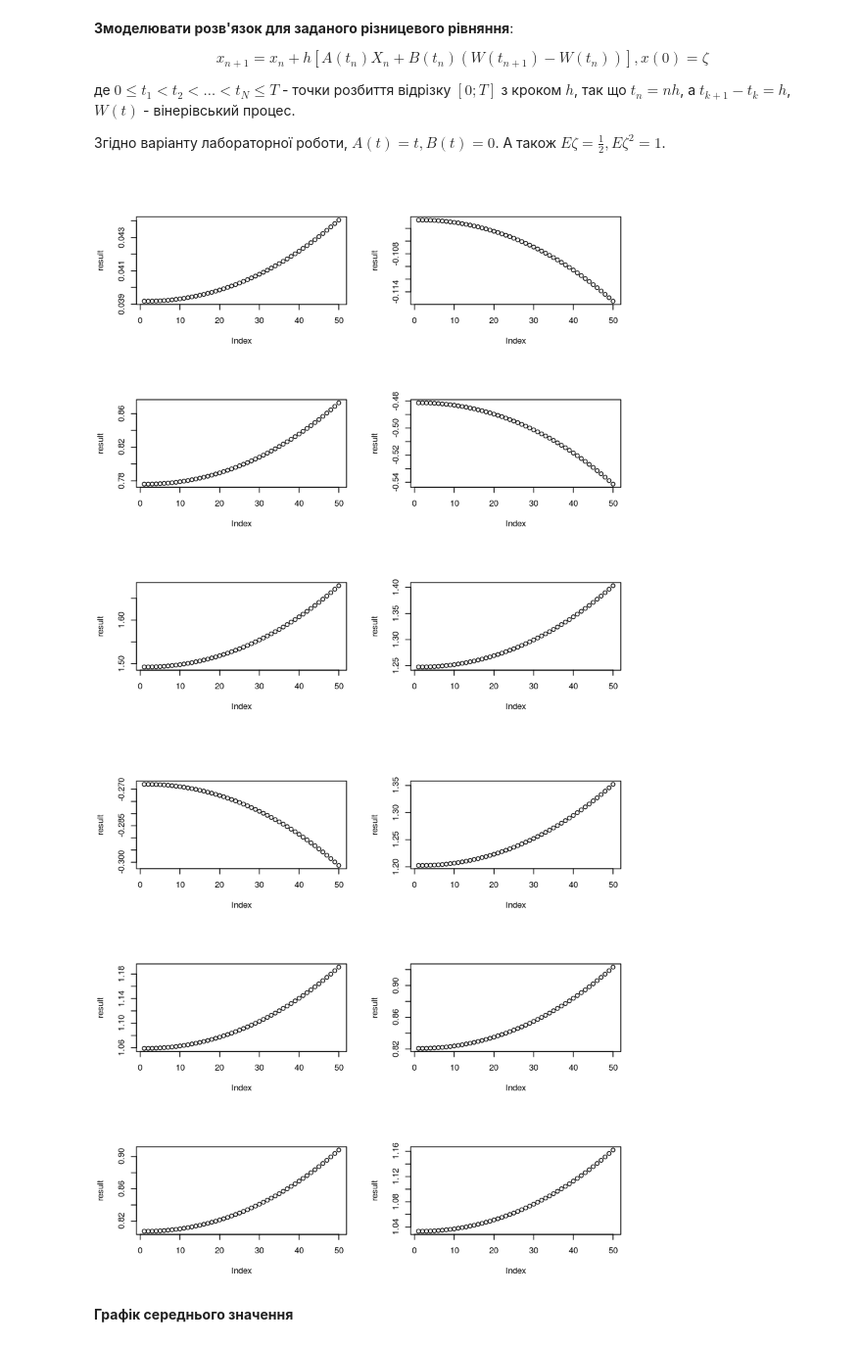
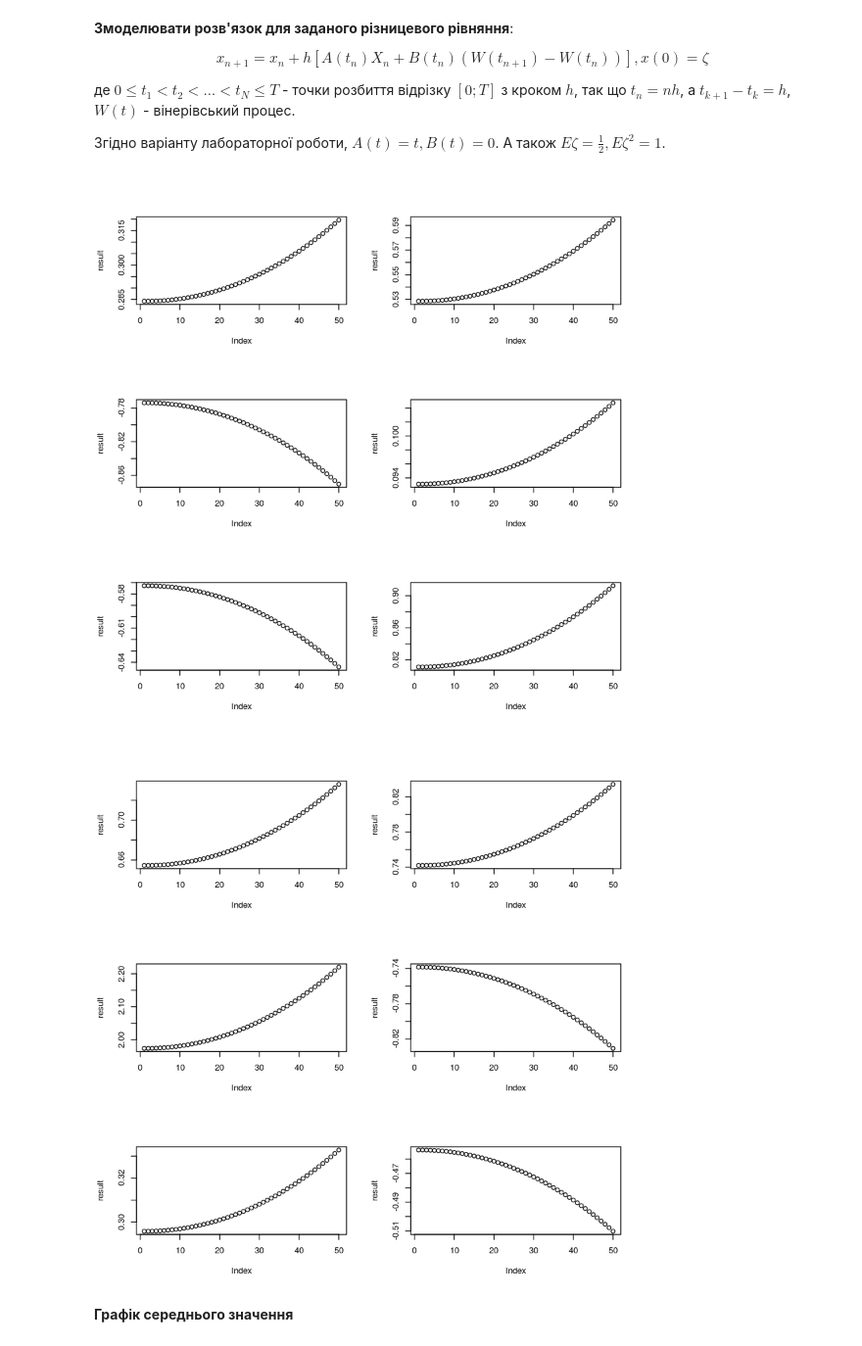
Before and after one commit to vashanin/RandomProcesses, a Jupyter notebook: lab5/RP_Lab5.ipynb, the cells around one changed output. Shown: that part at 98% size. Cells and saved outputs as stored; diff of their text form; code cells hidden in the pictures.

```diff
--- a/lab5/RP_Lab5.ipynb
+++ b/lab5/RP_Lab5.ipynb
@@ -12,7 +12,7 @@ $$ x_{n+1} = x_n + h[A(t_n) X_n + B(t_n)(W(t_{n+1})-W(t_n))], x(0) = \zeta$$
 # %%
 x_mean = 1/2
 # %%
-x_std = (1 - mean^2)^(1/2)
+x_std = (1 - x_mean^2)^(1/2)
 # %%
 A = function(t) {
     return(t)
@@ -28,34 +28,34 @@ x0 = function(x_mean, x_std) {
 # %%
 means = matrix(c(0, 0, 0, 0, 0, 0, 0, 0, 0, 0,
                  0, 0, 0, 0, 0, 0, 0, 0, 0, 0,
                  0, 0, 0, 0, 0, 0, 0, 0, 0, 0,
                  0, 0, 0, 0, 0, 0, 0, 0, 0, 0,
                  0, 0, 0, 0, 0, 0, 0, 0, 0, 0), nrow=50, ncol=1)
 
 amount_of_simulations = 12
 
 par(mfrow=c(3,2))
 
 for (j in 1:amount_of_simulations){
     t = c(0)
     h = 0.01
 
-    result = c(x0(mean, std))
+    result = c(x0(x_mean, x_std))
     means[1] = means[1] + result[1] / amount_of_simulations
 
     for (i in 1:49) {
         x_next = x(h, result[i], t[i])
         t = append(t, t[i] + h)
         result = append(result, x_next)
 
         means[i+1] = means[i+1] + x_next / amount_of_simulations
     }
 
     plot(result)
 }
 # %% [output]
-[figure, old version]
+[figure, new version]
-[figure, old version]
+[figure, new version]
 # %% [markdown]
 __Графік середнього значення__
 # %%
```
Also changed, not shown: parts of 1 cell of this notebook, 2 other files.
